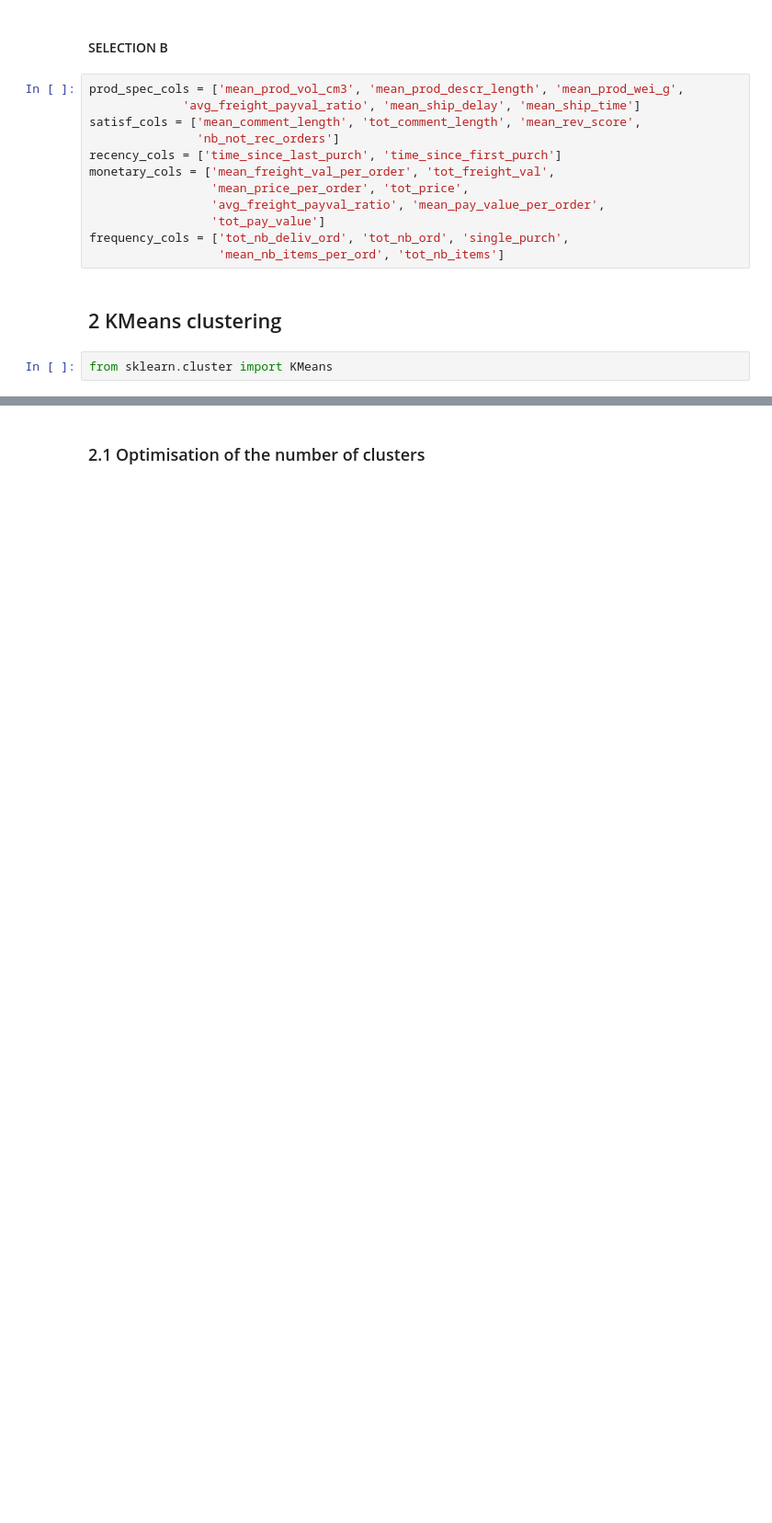
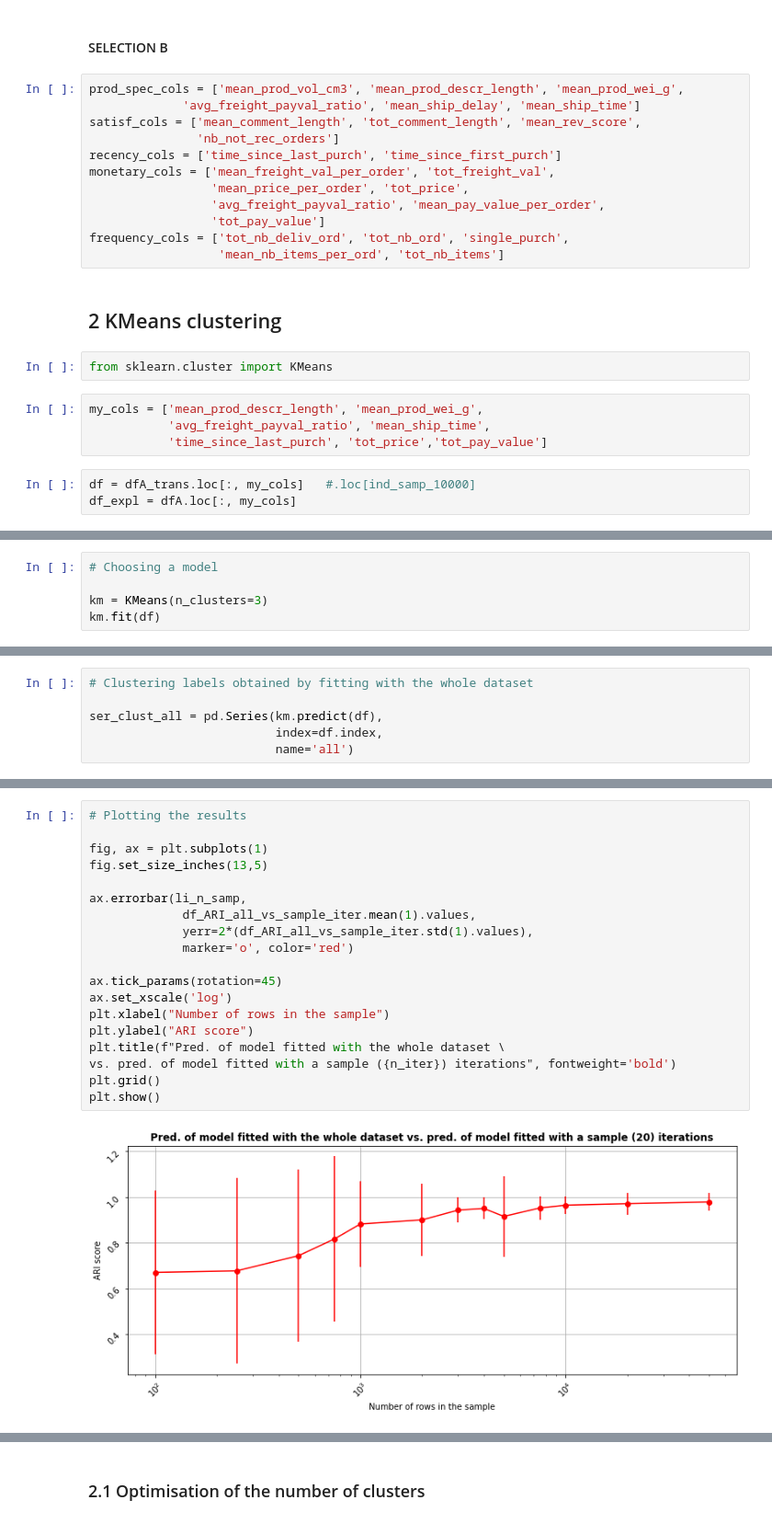
Before and after one commit to SmellyArmure/OC_DS_Project5, a Jupyter notebook: NOTEBOOKS/P5_Clustering.ipynb, the cells around one changed output, grey strips where cells are left out. Shown at 92% size. Cells and saved outputs as stored; diff of their text form; blank space fills up the shorter version.

```diff
--- a/NOTEBOOKS/P5_Clustering.ipynb
+++ b/NOTEBOOKS/P5_Clustering.ipynb
@@ -770,3 +768,10 @@ frequency_cols = ['tot_nb_deliv_ord', 'tot_nb_ord', 'single_purch',
 ## 2 KMeans clustering
 # %%
 from sklearn.cluster import KMeans
+# %%
+my_cols = ['mean_prod_descr_length', 'mean_prod_wei_g',
+           'avg_freight_payval_ratio', 'mean_ship_time',
+           'time_since_last_purch', 'tot_price','tot_pay_value']
+# %%
+df = dfA_trans.loc[:, my_cols]   #.loc[ind_samp_10000]
+df_expl = dfA.loc[:, my_cols]
@@ -772,0 +791,5 @@ from sklearn.cluster import KMeans
+# %%
+# Choosing a model
+
+km = KMeans(n_clusters=3)
+km.fit(df)
@@ -772,0 +800,6 @@ from sklearn.cluster import KMeans
+# %%
+# Clustering labels obtained by fitting with the whole dataset
+
+ser_clust_all = pd.Series(km.predict(df),
+                          index=df.index,
+                          name='all')
@@ -772,0 +838,21 @@ from sklearn.cluster import KMeans
+# %%
+# Plotting the results
+
+fig, ax = plt.subplots(1)
+fig.set_size_inches(13,5)
+
+ax.errorbar(li_n_samp,
+             df_ARI_all_vs_sample_iter.mean(1).values,
+             yerr=2*(df_ARI_all_vs_sample_iter.std(1).values),
+             marker='o', color='red')
+
+ax.tick_params(rotation=45)
+ax.set_xscale('log')
+plt.xlabel("Number of rows in the sample")
+plt.ylabel("ARI score")
+plt.title(f"Pred. of model fitted with the whole dataset \
+vs. pred. of model fitted with a sample ({n_iter}) iterations", fontweight='bold')
+plt.grid()
+plt.show()
+# %% [output]
+[figure, added]
```
Also changed, not shown: parts of 26 cells of this notebook, 3 other files.
